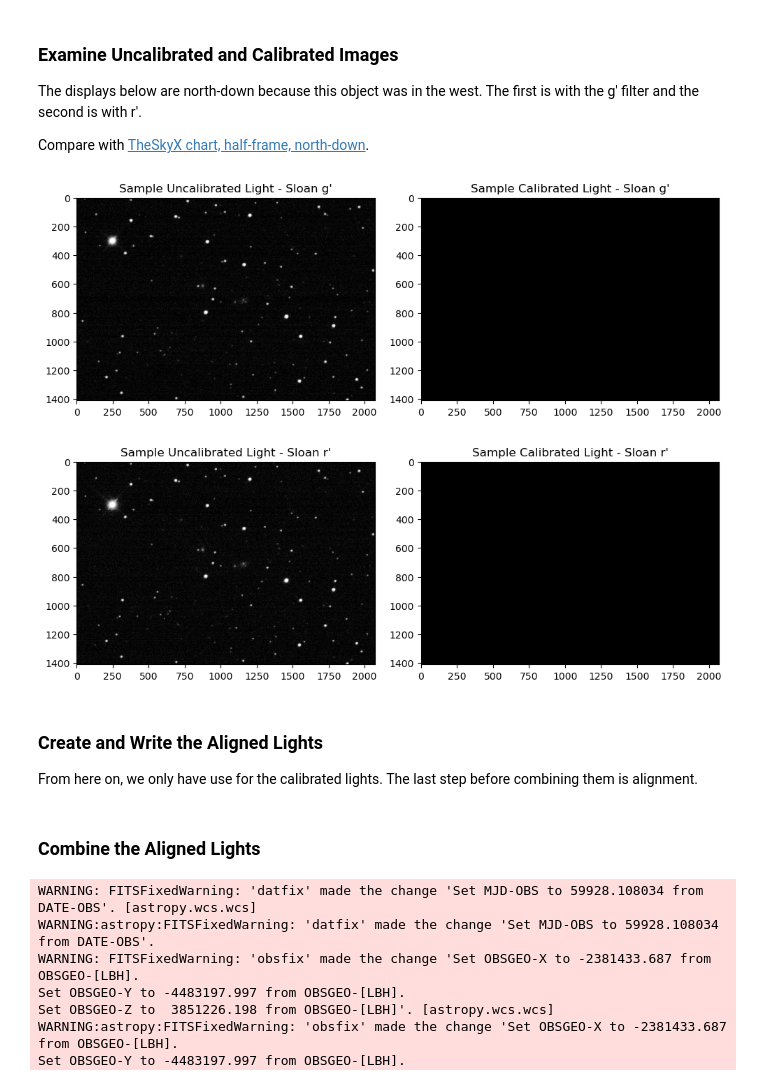
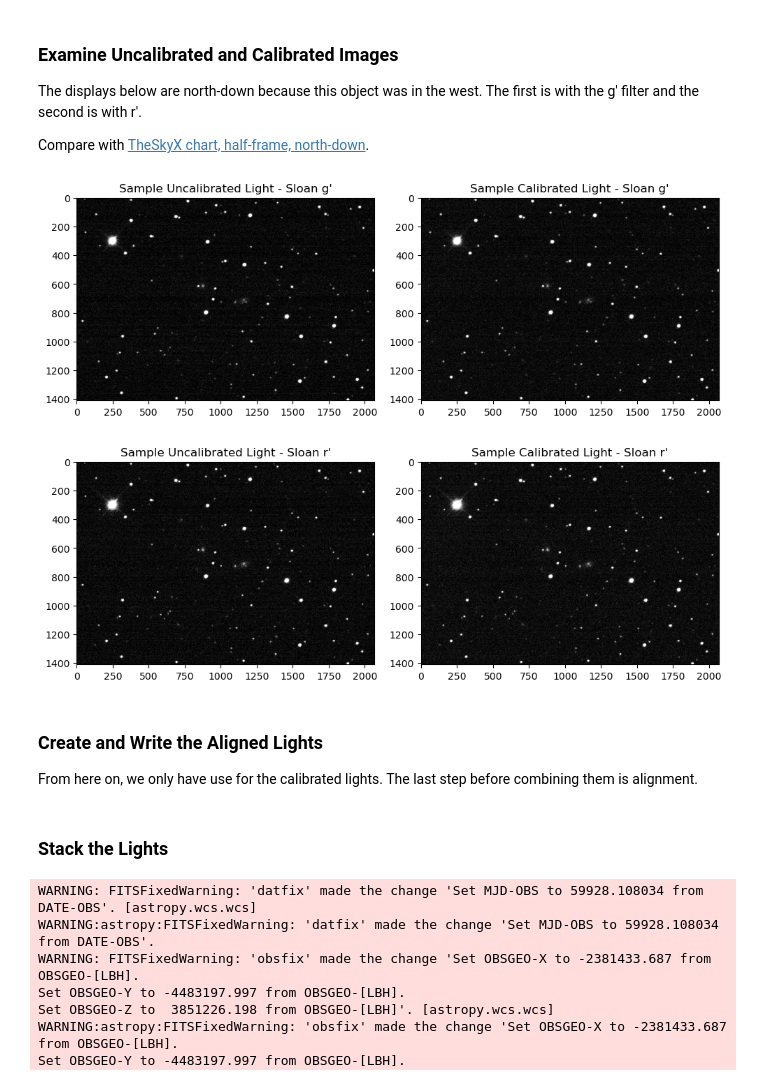
Before and after one commit to brianhill/transient-astronomy, a Jupyter notebook: targets/SN_2022abik/2022-12-1415/analysis-brian.ipynb, the cells around one changed output. Cells and saved outputs as stored; diff of their text form; code cells hidden in the pictures.

```diff
--- a/targets/SN_2022abik/2022-12-1415/analysis-brian.ipynb
+++ b/targets/SN_2022abik/2022-12-1415/analysis-brian.ipynb
@@ -52,7 +52,8 @@ def log_stretch_transform(black_point, saturation_range):
     def fn(pixel_value):
         pixel_value -= black_point
         # The bizarre first conditional test on the next line avoids any attempt to transform NaNs.
-        if pixel_value != pixel_value or pixel_value <= 1.0:
+        # if pixel_value != pixel_value or pixel_value <= 1.0:
+        if pixel_value <= 1.0:
             return 0
         else:
             log_pixel_value = log10(pixel_value)
@@ -62,6 +63,20 @@ def log_stretch_transform(black_point, saturation_range):
                 return floor(256 * log_pixel_value / log_saturation_range)
 
     return fn
+
+# Trimmed image reader utility (needed because our images have four columns of NaNs)
+
+def delete_last_columns(arr, columns_to_delete):
+    column_count = np.shape(arr)[1]
+    del_arr = np.delete(arr, slice(column_count - columns_to_delete, column_count), 1)
+    return del_arr
+
+def trimmed_image_reader(file):
+    img = CCDData.read(file, unit=u.adu)
+    data = img.data
+    trimmed_data = delete_last_columns(data, 4)
+    img.data = trimmed_data
+    return img
 # %% [markdown]
 ### Load Science and Calibration Images
 # %%
@@ -90,10 +105,10 @@ flat_files_list = [ImageFileCollection(flat_directory).files_filtered(include_pa
                for flat_directory in flat_directories]
 bias_files = ImageFileCollection(bias_directory).files_filtered(include_path='True')
 
-lights_list = [[CCDData.read(file, unit=u.adu) for file in light_files] for light_files in light_files_list]
-darks = [CCDData.read(file, unit=u.adu) for file in dark_files]
-flats_list = [[CCDData.read(file, unit=u.adu) for file in flat_files] for flat_files in flat_files_list]
-biases = [CCDData.read(file, unit=u.adu) for file in bias_files]
+lights_list = [[trimmed_image_reader(file) for file in light_files] for light_files in light_files_list]
+darks = [trimmed_image_reader(file) for file in dark_files]
+flats_list = [[trimmed_image_reader(file) for file in flat_files] for flat_files in flat_files_list]
+biases = [trimmed_image_reader(file) for file in bias_files]
 
 # the aligned directories are written to not read from
 aligned_directory_list = [os.path.join(light_directory, 'aligned') for light_directory in light_directories]
@@ -191,3 +195,15 @@ transformed_calibrated_lights = [transform2(data) for data in calibrated_subtrac
+# %%
+# Log stretch uncalibrated
+
+stretch_function = log_stretch_transform(7, 50)
+transform = np.vectorize(stretch_function)
+transformed_sample_lights = [transform(data) for data in subtracted]
+
+# Log stretch calibrated (potentially with a different stretching function)
+
+stretch_function2 = log_stretch_transform(7, 50)
+transform2 = np.vectorize(stretch_function2)
+transformed_sample_calibrated_lights = [transform2(data) for data in calibrated_subtracted]
 # %%
 # Display first filter
 
@@ -196,28 +212,28 @@ fig, axes = plt.subplots(1, 2, figsize=(10, 10))
 axes[0].imshow(transformed_sample_lights[FIRST_FILTER], cmap='gray')
 axes[0].set_title("Sample Uncalibrated Light - " + filter_full_names[FIRST_FILTER])
 
-axes[1].imshow(transformed_calibrated_lights[FIRST_FILTER], cmap='gray')
+axes[1].imshow(transformed_sample_calibrated_lights[FIRST_FILTER], cmap='gray')
 axes[1].set_title("Sample Calibrated Light - " + filter_full_names[FIRST_FILTER])
 
 plt.tight_layout()
 plt.show()
 # %% [output]
-[figure, old version]
+[figure, new version]
 # %%
 # Display second filter
 
 fig, axes = plt.subplots(1, 2, figsize=(10, 10))
 
 axes[0].imshow(transformed_sample_lights[SECOND_FILTER], cmap='gray')
 axes[0].set_title("Sample Uncalibrated Light - " + filter_full_names[SECOND_FILTER])
 
-axes[1].imshow(transformed_calibrated_lights[SECOND_FILTER], cmap='gray')
+axes[1].imshow(transformed_sample_calibrated_lights[SECOND_FILTER], cmap='gray')
 axes[1].set_title("Sample Calibrated Light - " + filter_full_names[SECOND_FILTER])
 
 plt.tight_layout()
 plt.show()
 # %% [output]
-[figure, old version]
+[figure, new version]
 # %% [markdown]
 ### Create and Write the Aligned Lights
 
@@ -242,5 +258,5 @@ for i in range(len(filters)):
         aligned_file2 = os.path.splitext(aligned_file)[0] + '_aligned.fit'
         fits.writeto(aligned_file2, light_aligned_data, light_header, overwrite=True)
 # %% [markdown]
-### Combine the Aligned Lights
+### Stack the Lights
 # %%
```
Also changed, not shown: parts of 7 cells of this notebook.
